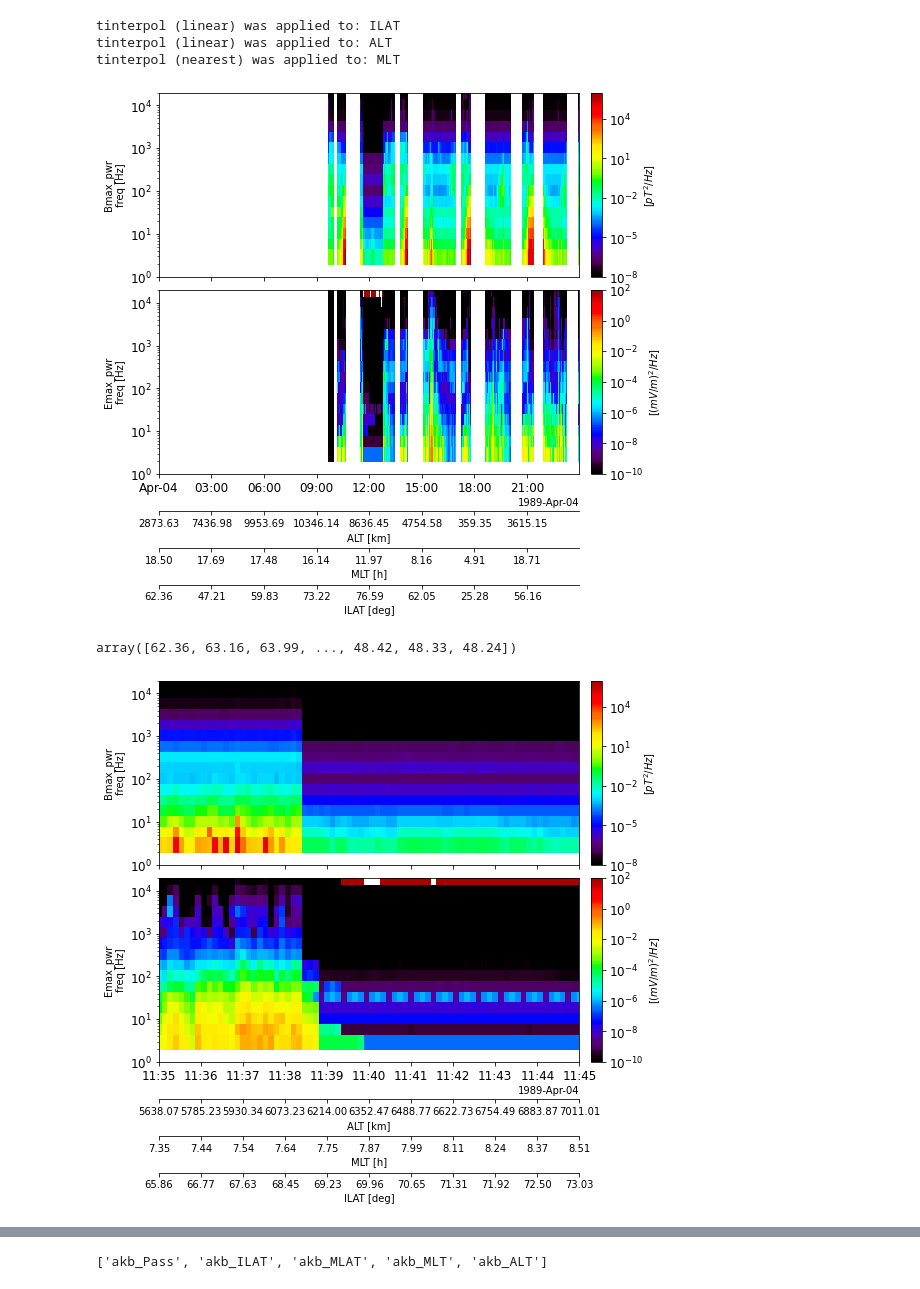
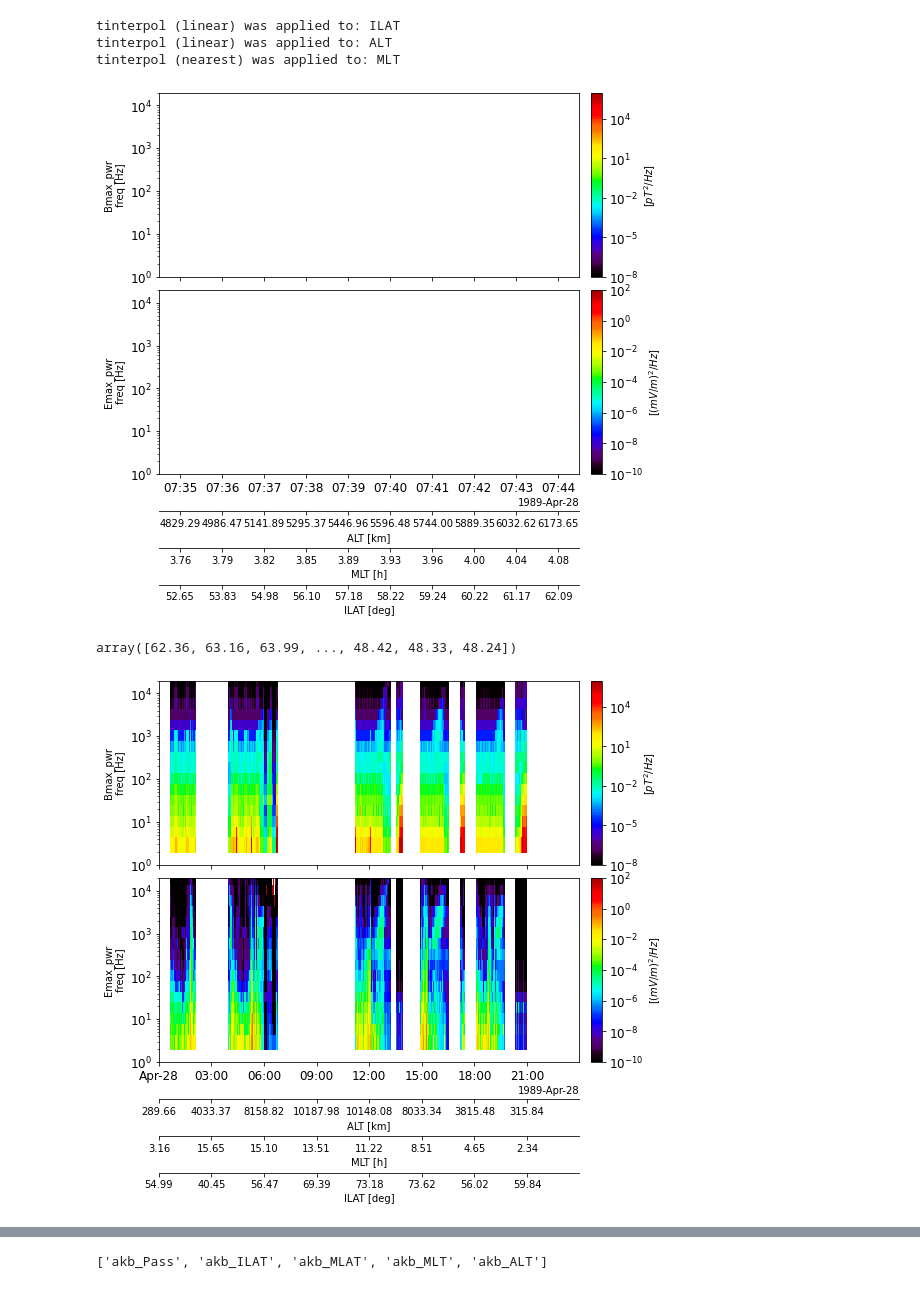
Before and after one commit to shuji-onosawa/Akebono_analysis_old, a Jupyter notebook: VLF_mca/Akebono_analysis.ipynb, the cells around one changed output, grey strips where cells are left out. Saved outputs shown, nothing was run; the diff lists cells and outputs as text; code cells hidden in the pictures.

Commit message:
mca_noise_check

```diff
--- a/VLF_mca/Akebono_analysis.ipynb
+++ b/VLF_mca/Akebono_analysis.ipynb
@@ -7,5 +11,7 @@ import numpy as np
 # %%
-date = '1989-04-04'
+date = '1989-04-28'
+noise_switch_time = date+' 07:39:30'
+inst = 'lep'
 orb([date+' 00:00:00', date+' 23:59:59'])
 mca([date+' 00:00:00', date+' 23:59:59'])
 tplot_names = ['Emax', 'Eave', 'Bmax', 'Bave']
@@ -42,23 +48,24 @@ options('MLT', 'ytitle', 'MLT [h]')
 options('ILAT', 'ytitle', 'ILAT [deg]')
 options(['ALT', 'MLT', 'ILAT'], 'panel_size', 0.3)
 
-tlimit([date+' 00:00:00', date+' 23:59:00'])
-tplot(['Bmax_pwr', 'Emax_pwr'], var_label = ['ALT', 'MLT', 'ILAT'])
+
+tlimit([pyspedas.time_double(noise_switch_time) - 300, pyspedas.time_double(noise_switch_time) + 300])
+tplot(['Bmax_pwr', 'Emax_pwr'], var_label = ['ALT', 'MLT', 'ILAT'], save_png='mca_noise_check_'+date+'_'+noise_switch_time[-8:-6]+noise_switch_time[-5:-3]+noise_switch_time[-2:]+'_'+inst)
 # %% [output]
 tinterpol (linear) was applied to: ILAT
 tinterpol (linear) was applied to: ALT
 tinterpol (nearest) was applied to: MLT
-[figure, old version]
+[figure, new version]
 # %%
 ILAT = get_data('akb_ILAT')
 ILAT.y
 # %% [output]
 array([62.36, 63.16, 63.99, ..., 48.42, 48.33, 48.24])
 # %%
-tlimit([date+' 11:35:00', date+' 11:45:00'])
+tlimit([date+' 00:00:00', date+' 23:59:00'])
 tplot(['Bmax_pwr', 'Emax_pwr'], var_label = ['ALT', 'MLT', 'ILAT'])
 # %% [output]
-[figure, old version]
+[figure, new version]
 # %%
 start_day_string = '1991-01-01'
 start_day_time_double = pyspedas.time_double(start_day_string)
```
Also changed, not shown: parts of 1 cell of this notebook, 8 other files.
